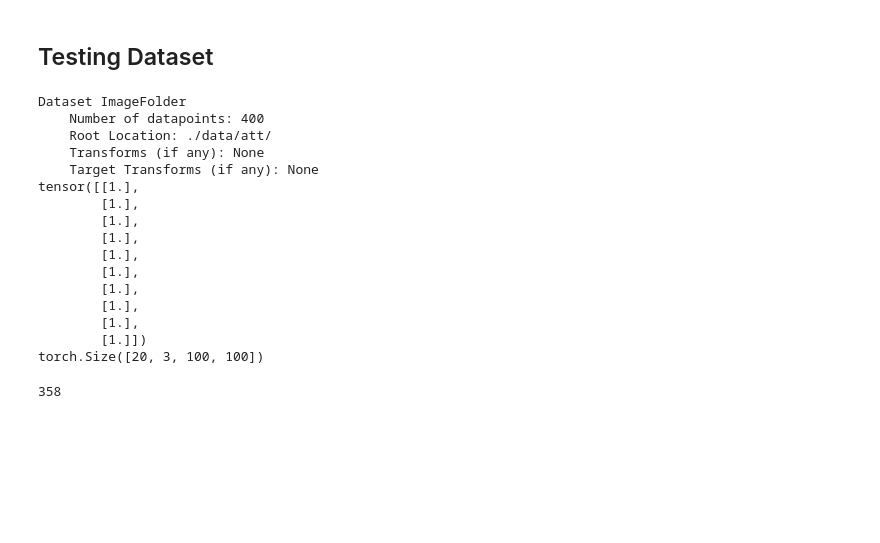
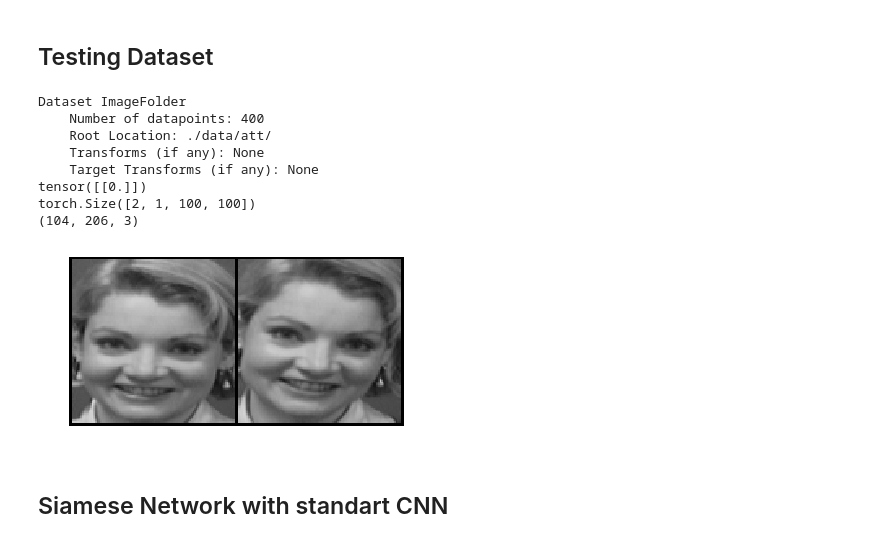
Before and after one commit to MoonL1ght/ML-Things, a Jupyter notebook: COLAB/FaceVerification/FaceVerif.ipynb, the cells around one changed output. Drawn from its saved outputs; the diff is of its cells as text; code cells hidden in the pictures; blank space fills up the shorter version.

```diff
--- a/COLAB/FaceVerification/FaceVerif.ipynb
+++ b/COLAB/FaceVerification/FaceVerif.ipynb
@@ -138,5 +140,15 @@ image_example()
 # %% [markdown]
 ## Dataset
+# %%
+def imshow(img, text=None):
+    npimg = img.numpy()
+    plt.axis("off")
+    if text:
+        plt.text(75, 8, text, style='italic',fontweight='bold',
+                 bbox={'facecolor':'white', 'alpha':0.8, 'pad':10})
+    print(np.transpose(npimg, (1, 2, 0)).shape)
+    plt.imshow(np.transpose(npimg, (1, 2, 0)))
+    plt.show()
 # %%
 class Config():
     path_att = './data/att/'
@@ -148,6 +160,7 @@ class SiameseDataset(Dataset):
 
     def __getitem__(self, index):
         #anchor image or true image
+#         np.random.seed(42)
         idx = np.random.randint(0, len(self.imageFolderDataset.imgs))
         anchor = self.imageFolderDataset.imgs[idx]
 
@@ -167,12 +180,16 @@ class SiameseDataset(Dataset):
                 if anchor[1] !=img1_tuple[1]:
                     break
 
+#         anchor_img = Image.open(anchor[0])
+#         img = Image.open(img1_tuple[0])
+#         anchor_img = anchor_img.convert("L")
+#         img = img.convert("L")
         anchor_img = cv2.imread(anchor[0])
-        anchor_img = cv2.cvtColor(anchor_img, cv2.COLOR_BGR2RGB)
+        anchor_img = cv2.cvtColor(anchor_img, cv2.COLOR_BGR2GRAY)
         anchor_img = torch.from_numpy(anchor_img)
         anchor_img = VF.to_pil_image(anchor_img)
         img = cv2.imread(img1_tuple[0])
-        img = cv2.cvtColor(img, cv2.COLOR_BGR2RGB)
+        img = cv2.cvtColor(img, cv2.COLOR_BGR2GRAY)
         img = torch.from_numpy(img)
         img = VF.to_pil_image(img)
 
@@ -191,37 +208,29 @@ class SiameseDataset(Dataset):
 # %%
 def test_dataset():
     folder_dataset = dset.ImageFolder(root=Config.path_att)
     print(folder_dataset)
     siamese_dataset = SiameseDataset(imageFolderDataset=folder_dataset,
                                      transform=transforms.Compose([transforms.Resize((100,100)),
                                                                    transforms.ToTensor()]))
     vis_dataloader = DataLoader(siamese_dataset, shuffle=True, num_workers=8,
-                                batch_size=10)
+                                batch_size=1)
     dataiter = iter(vis_dataloader)
     example_batch = next(dataiter)
     concatenated = torch.cat((example_batch[0], example_batch[1]), 0)
     print(example_batch[-1])
     print(concatenated.shape)
+    imshow(torchvision.utils.make_grid(concatenated))
 
 test_dataset()
 # %% [output]
 Dataset ImageFolder
     Number of datapoints: 400
     Root Location: ./data/att/
     Transforms (if any): None
     Target Transforms (if any): None
-tensor([[1.],
-        [1.],
-        [1.],
-        [1.],
-        [1.],
-        [1.],
-        [1.],
-        [1.],
-        [1.],
-        [1.]])
-torch.Size([20, 3, 100, 100])
+tensor([[0.]])
+torch.Size([2, 1, 100, 100])
+(104, 206, 3)
+[figure, added]
-# %%
-np.random.randint(0, 400)
-# %% [output]
-358
+# %% [markdown]
+## Siamese Network with standart CNN
```
Also changed, not shown: parts of 9 cells of this notebook.
